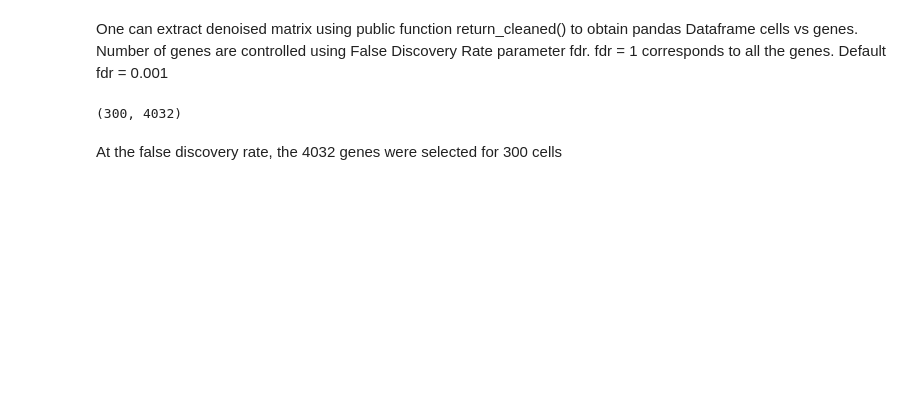
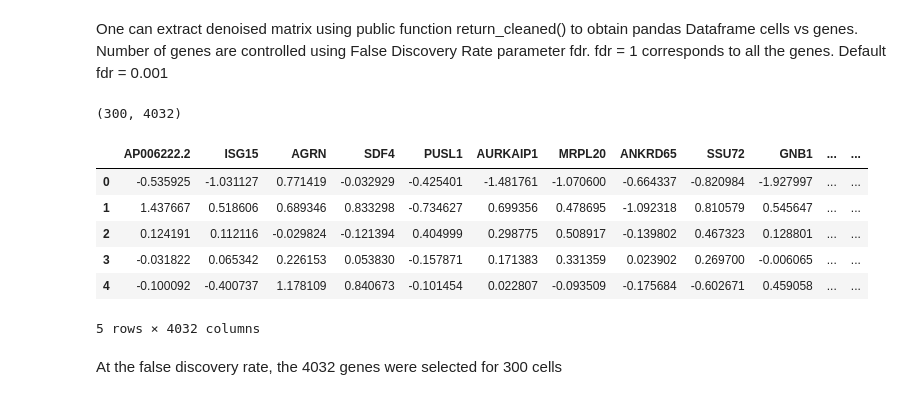
Before and after one commit to mbordyuh/randomly, a Jupyter notebook: example.ipynb, the cells around one changed output. Cells and saved outputs as stored; diff of their text form; code cells hidden in the pictures; blank space fills up the shorter version.

```diff
--- a/example.ipynb
+++ b/example.ipynb
@@ -93,7 +94,15 @@ Default fdr = 0.001
 df2 = model.return_cleaned(fdr=0.001)
 # %%
 print(df2.shape)
+df2.head()
 # %% [output]
 (300, 4032)
+|  | AP006222.2 | ISG15 | AGRN | SDF4 | PUSL1 | AURKAIP1 | MRPL20 | ANKRD65 | SSU72 | GNB1 | ... | ... |
+| 0 | -0.535925 | -1.031127 | 0.771419 | -0.032929 | -0.425401 | -1.481761 | -1.070600 | -0.664337 | -0.820984 | -1.927997 | ... | ... |
+| 1 | 1.437667 | 0.518606 | 0.689346 | 0.833298 | -0.734627 | 0.699356 | 0.478695 | -1.092318 | 0.810579 | 0.545647 | ... | ... |
+| 2 | 0.124191 | 0.112116 | -0.029824 | -0.121394 | 0.404999 | 0.298775 | 0.508917 | -0.139802 | 0.467323 | 0.128801 | ... | ... |
+| 3 | -0.031822 | 0.065342 | 0.226153 | 0.053830 | -0.157871 | 0.171383 | 0.331359 | 0.023902 | 0.269700 | -0.006065 | ... | ... |
+| 4 | -0.100092 | -0.400737 | 1.178109 | 0.840673 | -0.101454 | 0.022807 | -0.093509 | -0.175684 | -0.602671 | 0.459058 | ... | ... |
+5 rows × 4032 columns
 # %% [markdown]
 At the false discovery rate, the 4032 genes were selected for 300 cells
```
Also changed, not shown: parts of 11 cells of this notebook.
